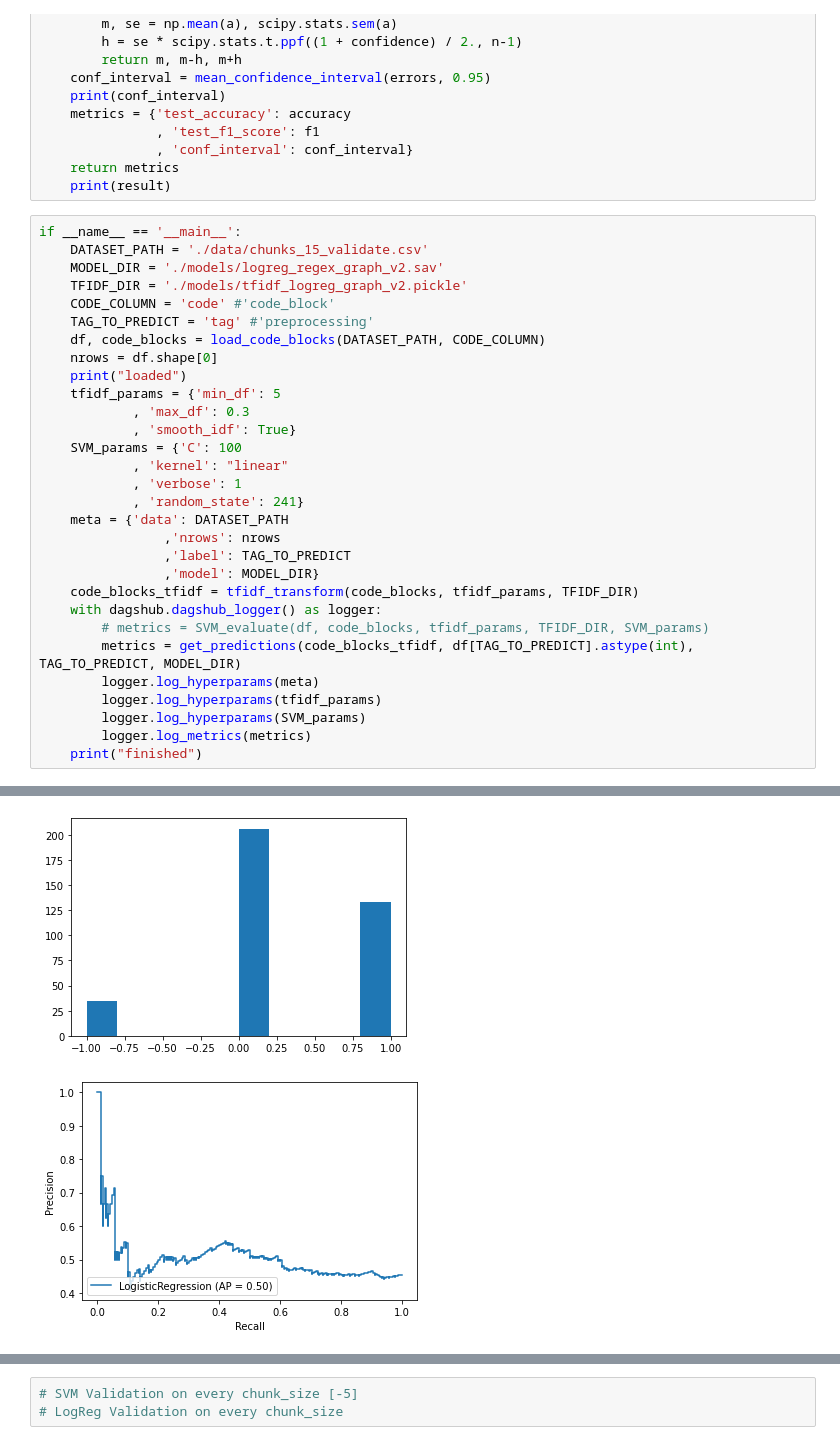
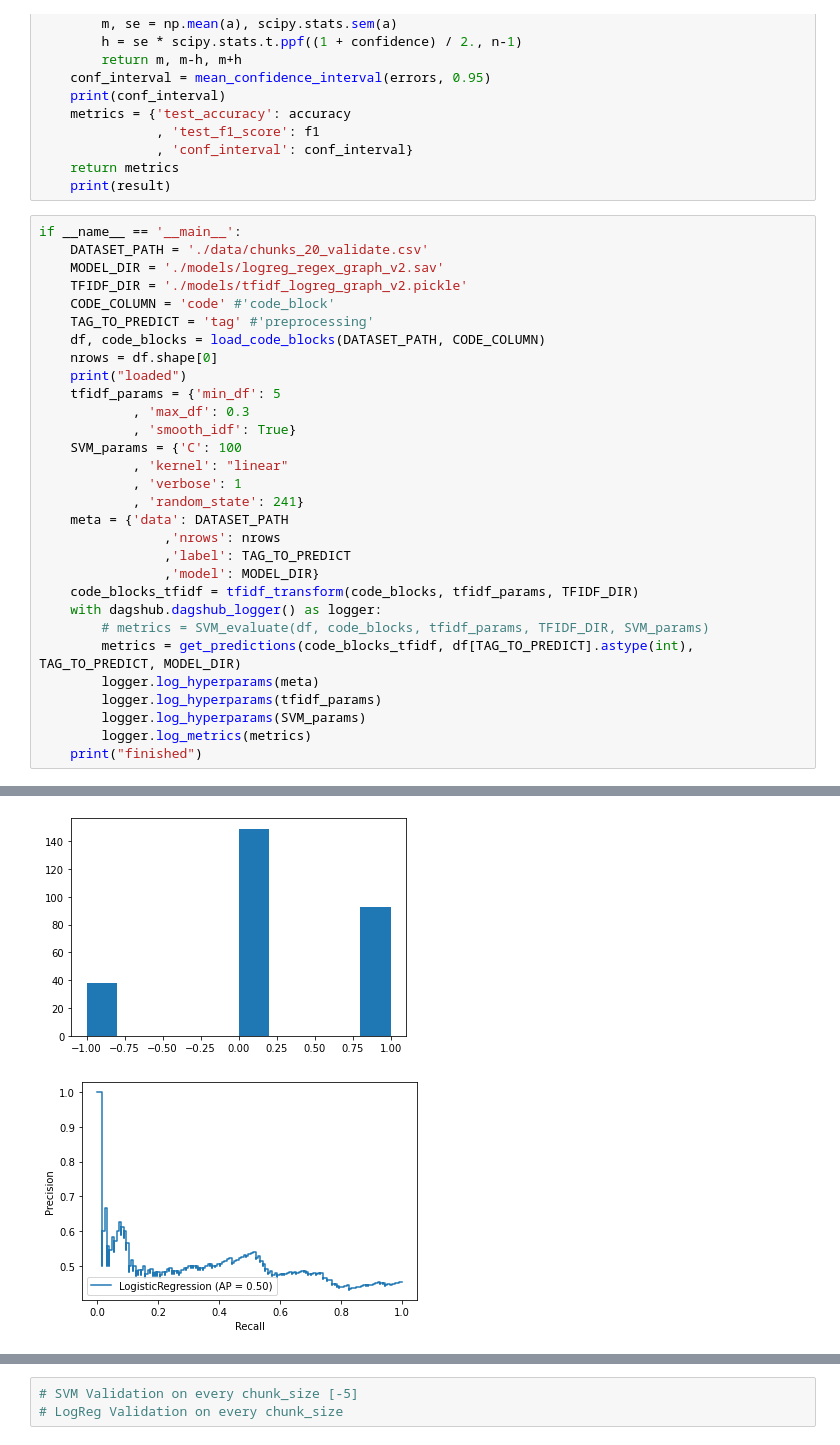
Before and after one commit to whatevernevermindbro/source_code_classification, a Jupyter notebook: predict_tag.ipynb, the cells around one changed output, grey strips where cells are left out. Saved outputs shown, nothing was run; the diff lists cells and outputs as text.

Commit message:
LogReg Validation, graph_v2, chunk_size == 20

```diff
--- a/predict_tag.ipynb
+++ b/predict_tag.ipynb
@@ -100,7 +100,7 @@ def get_predictions(X, y, TAG_TO_PREDICT, MODEL_DIR):
     print(result)
 # %%
 if __name__ == '__main__':
-    DATASET_PATH = './data/chunks_15_validate.csv'
+    DATASET_PATH = './data/chunks_20_validate.csv'
     MODEL_DIR = './models/logreg_regex_graph_v2.sav'
     TFIDF_DIR = './models/tfidf_logreg_graph_v2.pickle'
     CODE_COLUMN = 'code' #'code_block'
@@ -141,6 +141,6 @@ F1-score 59.83%
 finished
-[figure, old version]
+[figure, new version]
-[figure, old version]
+[figure, new version]
 [figure]
 # %%
 # SVM Validation on every chunk_size [-5]
```
Also changed, not shown: parts of 1 cell of this notebook, 2 other files.
